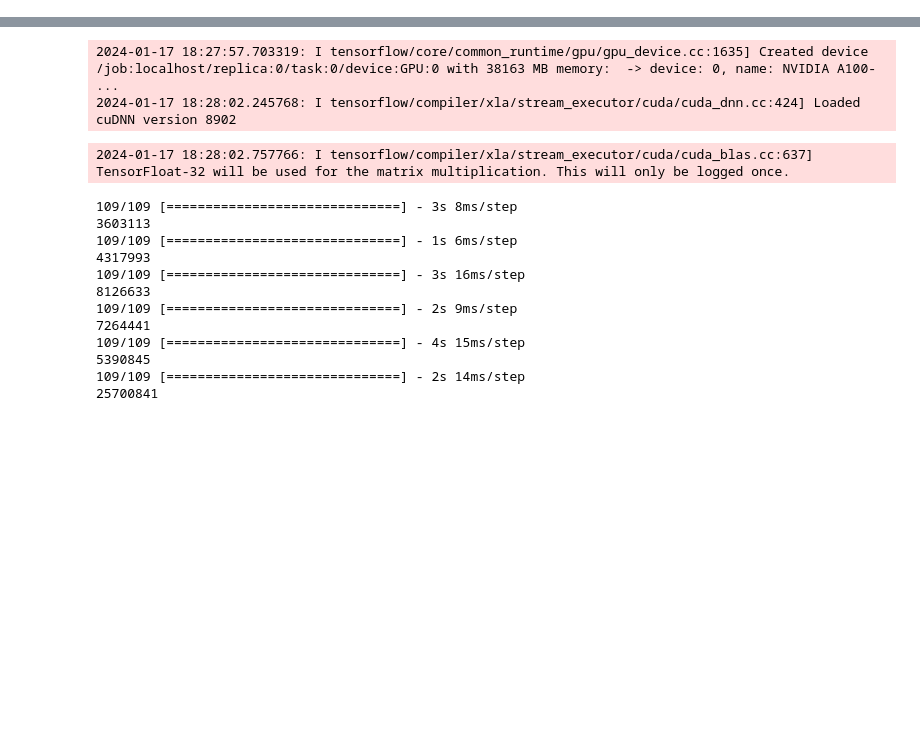
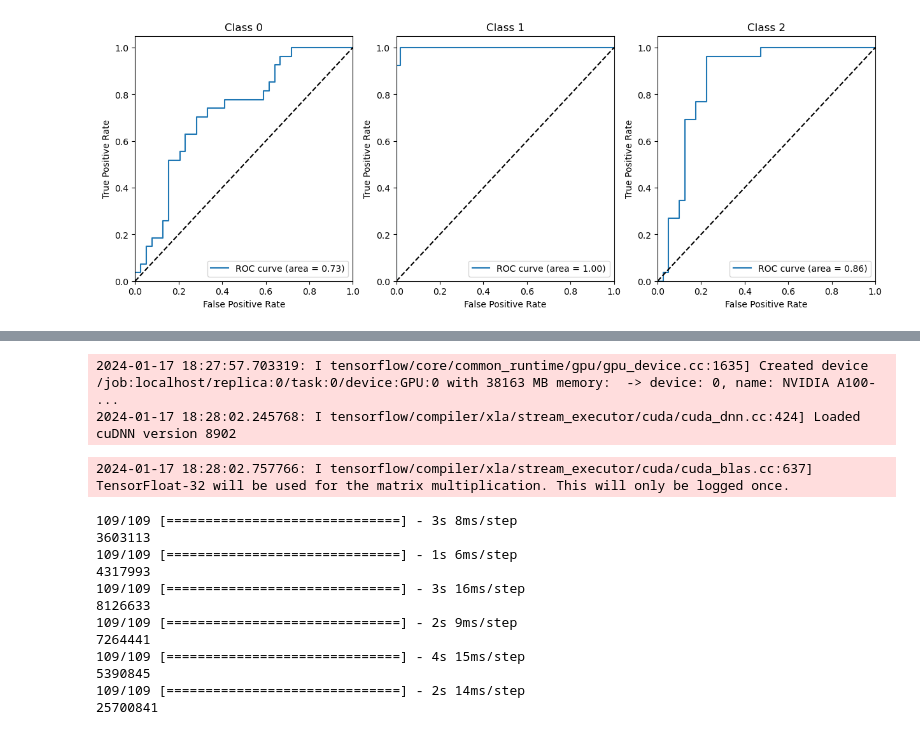
Before and after one commit to Leeyoungsup/HealcerionUltrasound, a Jupyter notebook: classification_test.ipynb, the cells around one changed output, grey strips where cells are left out. Cells and saved outputs as stored; diff of their text form; code cells hidden in the pictures; blank space fills up the shorter version.

```diff
--- a/classification_test.ipynb
+++ b/classification_test.ipynb
@@ -17,12 +17,28 @@ from sklearn.metrics import roc_curve
 from sklearn.metrics import classification_report
 from sklearn.metrics import confusion_matrix
 from sklearn.metrics import ConfusionMatrixDisplay
-from sklearn.metrics import roc_auc_score
+
 
 size = 224
 os.environ["CUDA_VISIBLE_DEVICES"] = "1"
+import numpy as np
+from sklearn.metrics import roc_auc_score
+from sklearn.utils import resample
 
+def bootstrap_ci(metric, y_true, y_pred, n_iterations=1000, ci=95):
+    values = []
+    for _ in range(n_iterations):
+        indices = resample(range(len(y_true)), replace=True)
+        resampled_true = y_true[indices]
+        resampled_pred = y_pred[indices]
+        values.append(metric(resampled_true, resampled_pred))
 
+    alpha = (100 - ci) / 2.0
+    lower = max(0.0, np.percentile(values, alpha))
+    upper = min(1.0, np.percentile(values, 100 - alpha))
+
+    return lower, upper
+bootstrap_ci(roc_auc_score, test, predict)
 
 def createDirectory(directory):
     """_summary_
@@ -41,0 +58,73 @@ To enable the following instructions: AVX2 FMA, in other operations, rebuild Ten
+# %%
+from sklearn.datasets import make_classification
+from sklearn.metrics import roc_curve, auc, roc_auc_score
+
+from sklearn.naive_bayes import GaussianNB
+from sklearn.multiclass import OneVsRestClassifier
+from sklearn.preprocessing import label_binarize
+from sklearn.model_selection import train_test_split
+import matplotlib.pyplot as plt
+import numpy as np
+from sklearn.metrics import roc_auc_score
+from sklearn.utils import resample
+
+def bootstrap_ci(metric, y_true, y_pred, n_iterations=1000, ci=95):
+    values = []
+    for _ in range(n_iterations):
+        indices = resample(range(len(y_true)), replace=True)
+        resampled_true = y_true[indices]
+        resampled_pred = y_pred[indices]
+        values.append(metric(resampled_true, resampled_pred))
+
+    alpha = (100 - ci) / 2.0
+    lower = max(0.0, np.percentile(values, alpha))
+    upper = min(1.0, np.percentile(values, 100 - alpha))
+
+    return lower, upper
+
+# make sample data
+n_classes = 3
+X, y = make_classification(n_samples=200, n_features=5,
+                           n_informative=3, n_redundant=2
+                           , n_clusters_per_class=2
+                           , n_classes=n_classes
+                           , weights=[0.3, 0.2, 0.5]
+                           , random_state=99)
+
+y = label_binarize(y, classes=[0,1,2])
+
+# split data
+X_train, X_test, y_train, y_test = train_test_split(X, y, test_size=0.33)
+
+# classifier
+clf = OneVsRestClassifier(GaussianNB())
+clf.fit(X_train, y_train)
+y_score = clf.predict_proba(X_test)
+  # 나이브베이즈 모델은 predict_proba 메서드로 각 클래스별 probability를 구할 수 있습니다.
+
+# ROC & AUC
+fpr = dict()
+tpr = dict()
+roc_auc = dict()
+for i in range(n_classes):
+    fpr[i], tpr[i], _ = roc_curve(y_test[:, i], y_score[:, i])
+    roc_auc[i] = auc(fpr[i], tpr[i])
+
+# Plot of a ROC curve for a specific class
+plt.figure(figsize=(15, 5))
+for idx, i in enumerate(range(n_classes)):
+    plt.subplot(131+idx)
+    plt.plot(fpr[i], tpr[i], label='ROC curve (area = %0.2f)' % roc_auc[i])
+    plt.plot([0, 1], [0, 1], 'k--')
+    plt.xlim([0.0, 1.0])
+    plt.ylim([0.0, 1.05])
+    plt.xlabel('False Positive Rate')
+    plt.ylabel('True Positive Rate')
+    plt.title('Class %0.0f' % idx)
+    plt.legend(loc="lower right")
+plt.show()
+
+print("roc_auc_score: ", roc_auc_score(y_test, y_score, multi_class='raise'))
+bootstrap_ci(roc_auc_score, y_test,y_score)
+# %% [output]
+[figure, added]
```
Also changed, not shown: parts of 8 cells of this notebook, 2 other files.
